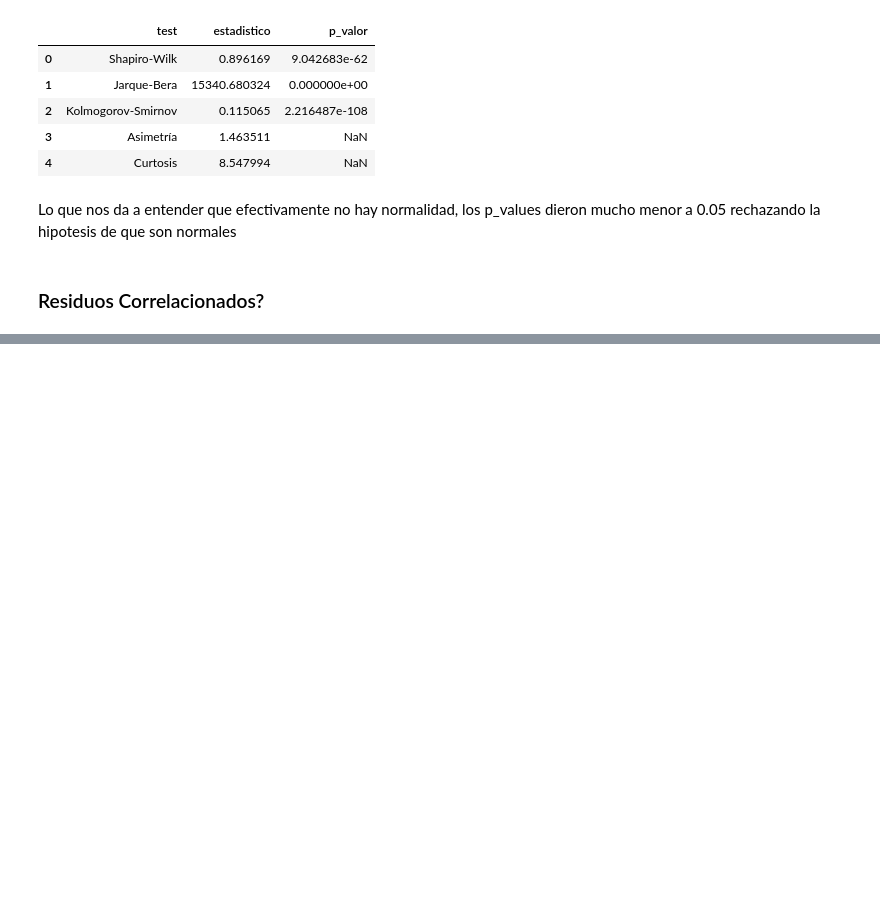
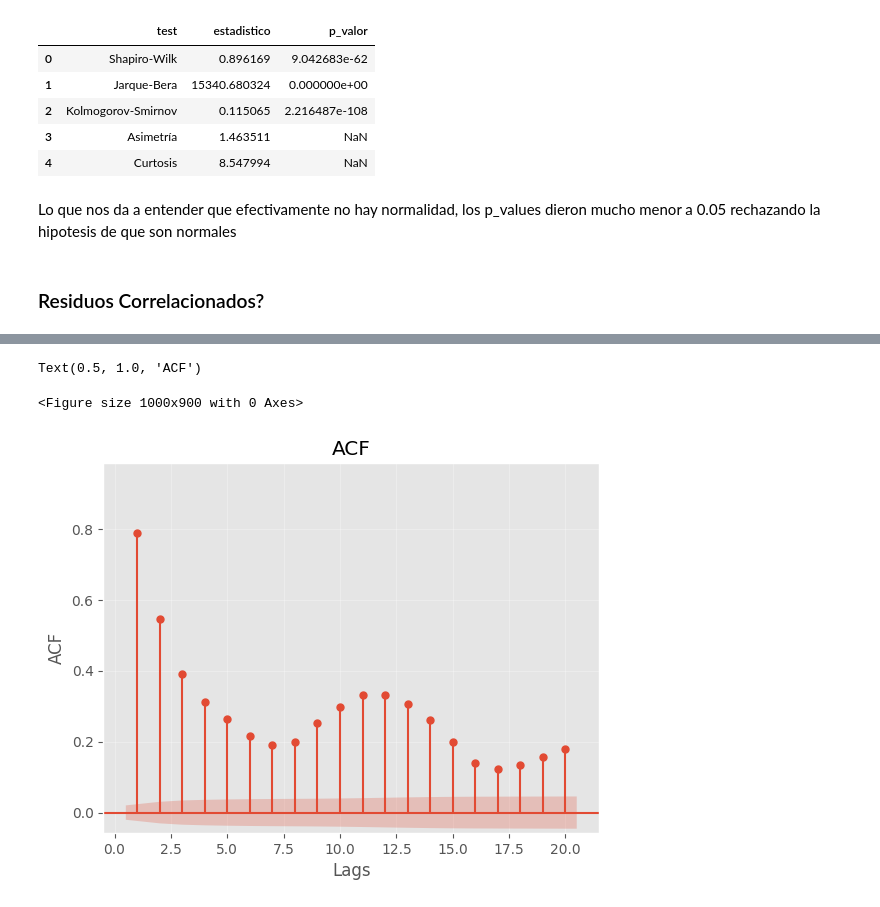
Before and after one commit to pxtroniwnl/series-de-tiempo-utb, a Jupyter notebook: nota-02.ipynb, the cells around one changed output, grey strips where cells are left out. Drawn from its saved outputs; the diff is of its cells as text; code cells hidden in the pictures; blank space fills up the shorter version.

```diff
--- a/nota-02.ipynb
+++ b/nota-02.ipynb
@@ -493,0 +500,16 @@ plt.grid(True,alpha=0.3)
+# %%
+#ACF
+from statsmodels.graphics.tsaplots import plot_acf
+from statsmodels.stats.diagnostic import acorr_ljungbox
+
+plt.figure(figsize=(10,9))
+
+plot_acf(resid,zero=False,lags=20,auto_ylims=True)
+plt.grid(True,alpha=0.3)
+plt.ylabel("ACF")
+plt.xlabel("Lags")
+plt.title("ACF")
+# %% [output]
+Text(0.5, 1.0, 'ACF')
+<Figure size 1000x900 with 0 Axes>
+[figure, added]
```
Also changed, not shown: parts of 6 cells of this notebook.
